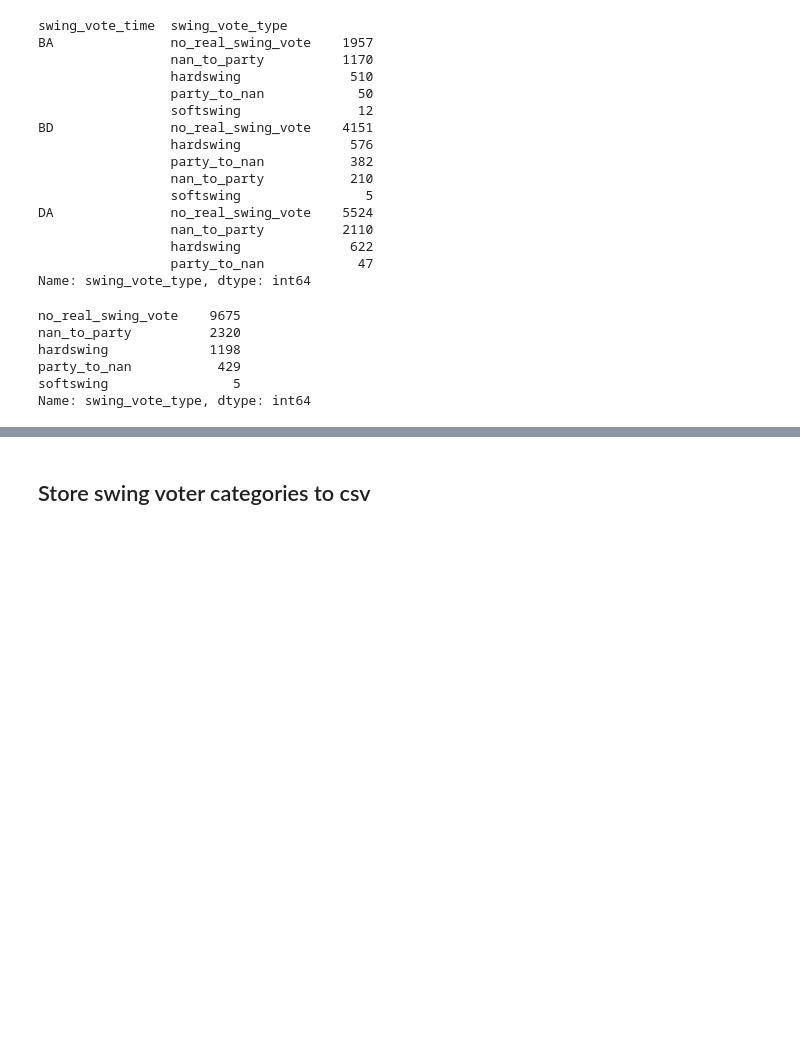
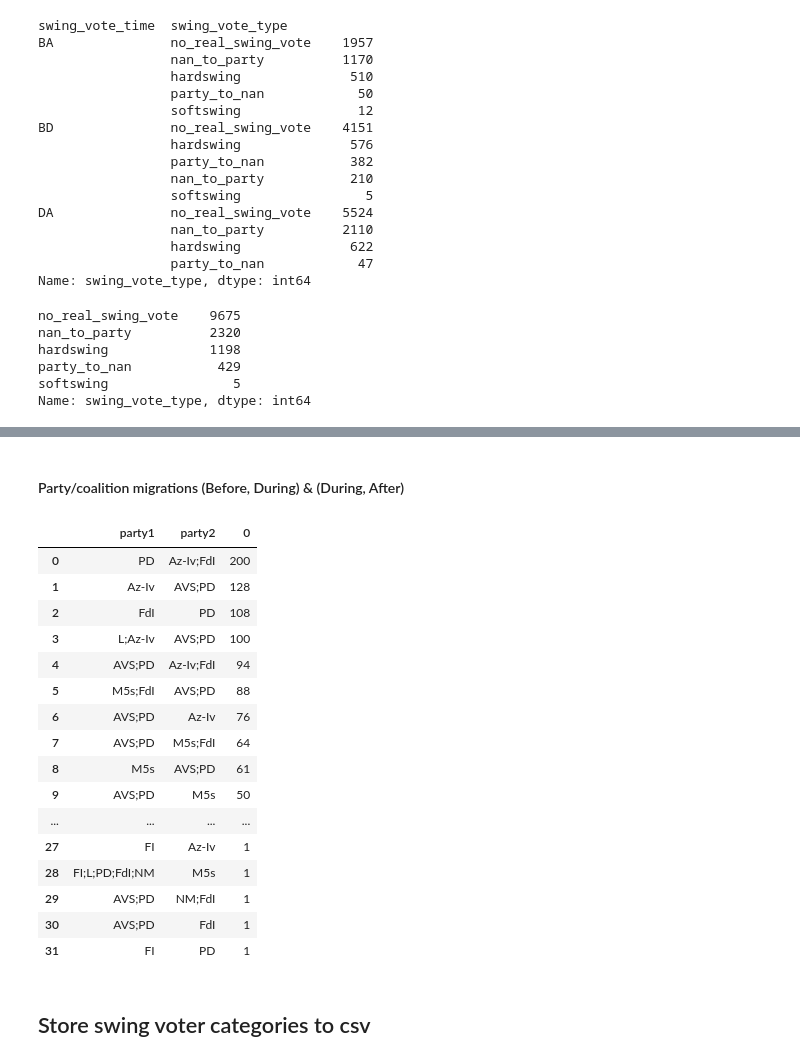
Before and after one commit to ariannap13/hidden-swing-voters, a Jupyter notebook: src/SNAM/swing_voters/swing_voters_classification.ipynb, the cells around one changed output, grey strips where cells are left out. Cells and saved outputs as stored; diff of their text form; code cells hidden in the pictures; blank space fills up the shorter version.

```diff
--- a/src/SNAM/swing_voters/swing_voters_classification.ipynb
+++ b/src/SNAM/swing_voters/swing_voters_classification.ipynb
@@ -129,3 +250,29 @@ Name: swing_vote_type, dtype: int64
+# %% [markdown]
+#### Party/coalition migrations (Before, During) & (During, After)
+# %%
+# select all hard swing voters
+swing_voters[
+    (swing_voters["swing_vote_type"]=="hardswing")
+    & ((swing_voters["swing_vote_time"]=="BD") | (swing_voters["swing_vote_time"]=="DA"))
+][['party1', 'party2']].value_counts().reset_index()
+# %% [output]
+|  | party1 | party2 | 0 |
+| 0 | PD | Az-Iv;FdI | 200 |
+| 1 | Az-Iv | AVS;PD | 128 |
+| 2 | FdI | PD | 108 |
+| 3 | L;Az-Iv | AVS;PD | 100 |
+| 4 | AVS;PD | Az-Iv;FdI | 94 |
+| 5 | M5s;FdI | AVS;PD | 88 |
+| 6 | AVS;PD | Az-Iv | 76 |
+| 7 | AVS;PD | M5s;FdI | 64 |
+| 8 | M5s | AVS;PD | 61 |
+| 9 | AVS;PD | M5s | 50 |
+| ... | ... | ... | ... |
+| 27 | FI | Az-Iv | 1 |
+| 28 | FI;L;PD;FdI;NM | M5s | 1 |
+| 29 | AVS;PD | NM;FdI | 1 |
+| 30 | AVS;PD | FdI | 1 |
+| 31 | FI | PD | 1 |
 # %% [markdown]
 ## Store swing voter categories to csv
 # %%
```
Also changed, not shown: parts of 10 cells of this notebook.
